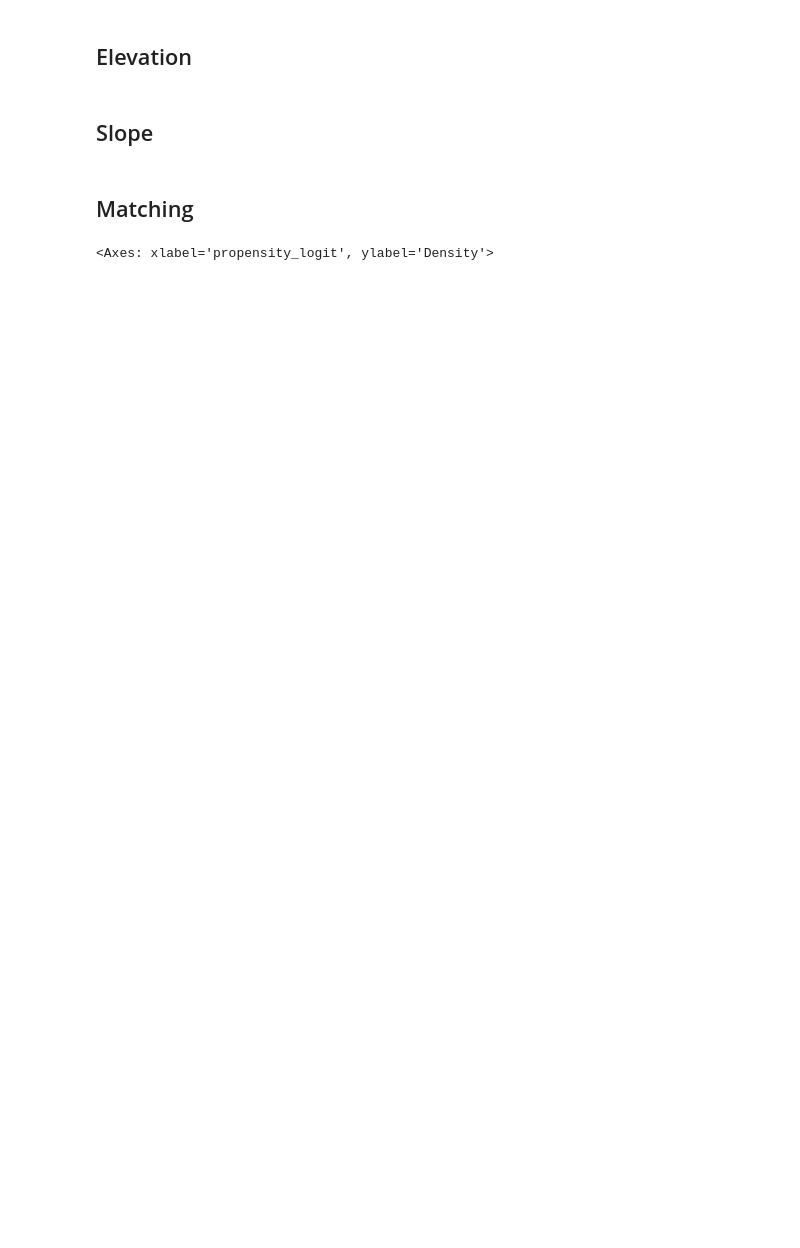
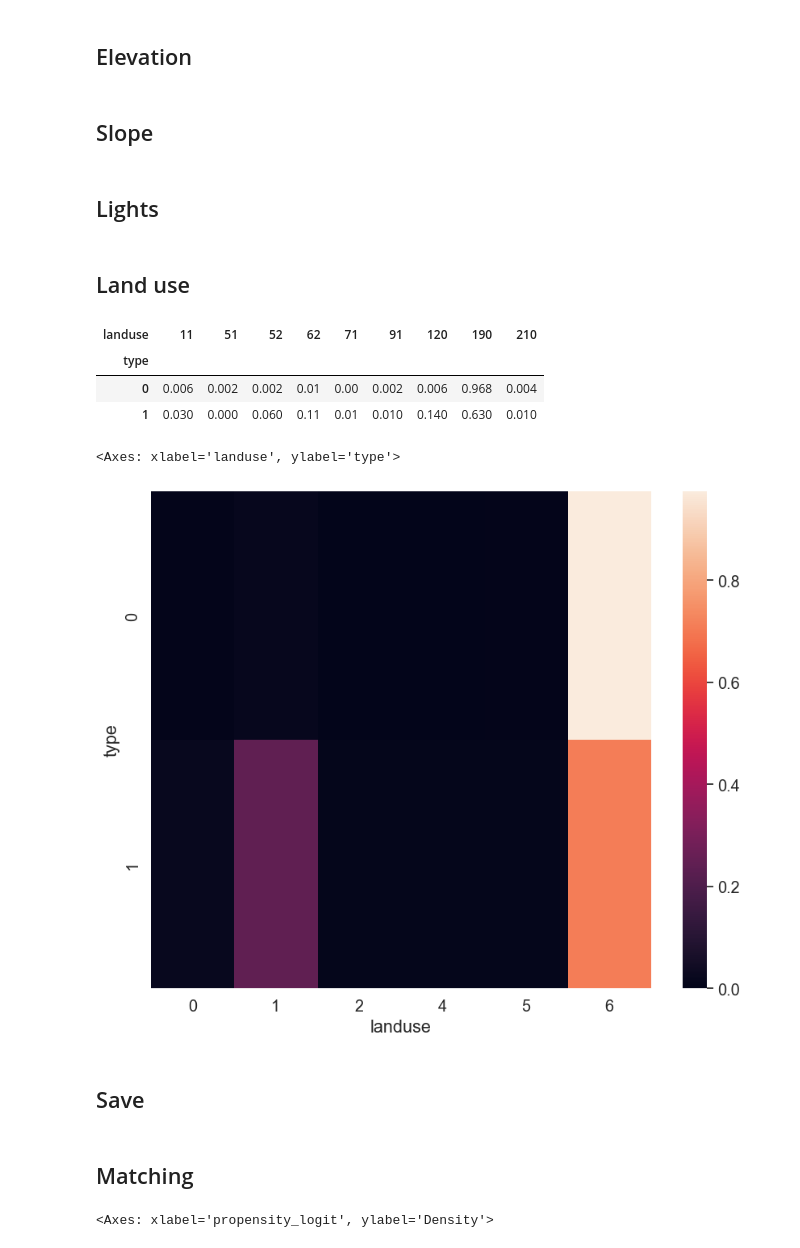
Before and after one commit to RodolfoFigueroa/belo_horizonte, a Jupyter notebook: main.ipynb, the cells around one changed output. Saved outputs shown, nothing was run; the diff lists cells and outputs as text; code cells hidden in the pictures; blank space fills up the shorter version.

```diff
--- a/main.ipynb
+++ b/main.ipynb
@@ -155,18 +171,23 @@ Text(0.5, 0, 'Temperature Change (°C)')
 # %%
 df_level = (
     gpd.read_file(
-        data_path / "Areas de intervenção" / "Altimetria_MDT" / "CURVA_DE_NIVEL_5M",
+        data_path / "Areas de intervencion" / "Altimetria_MDT" / "CURVA_DE_NIVEL_5M",
     )
     .pipe(lambda df: df.to_crs(crs))
     .filter(["COTA", "geometry"])
     .rename(columns={"COTA": "elevation"})
 )
 
-df_samples = (
-    df_samples.drop(columns=["index_right", "elevation"], errors="ignore")
+joined = (
+    df_samples[["geometry"]]
     .sjoin_nearest(df_level)
-    .drop(columns=["index_right"])
+    .reset_index(names="index")
+    .drop_duplicates(subset="index")
+    .set_index("index")
+    ["elevation"]
 )
+
+df_samples = df_samples.assign(elevation=joined)
 # %% [markdown]
 ## Slope
 # %%
@@ -174,3 +195,5 @@ with rio.open(data_path / "Ide_bhgeo_mosaico-declividade_curva_nivel_2015.tif")
     coords = [(geom.x, geom.y) for geom in df_samples.geometry]
     slope_values = list(rio_sample.sample_gen(ds, coords))
     df_samples = df_samples.assign(slope=[val[0] for val in slope_values])
+# %% [markdown]
+## Lights
@@ -176,0 +214,2 @@ with rio.open(data_path / "Ide_bhgeo_mosaico-declividade_curva_nivel_2015.tif")
+# %% [markdown]
+## Land use
@@ -176,0 +230,14 @@ with rio.open(data_path / "Ide_bhgeo_mosaico-declividade_curva_nivel_2015.tif")
+# %%
+df_samples.groupby(["type", "landuse"]).size().unstack().fillna(0).pipe(lambda df: df.divide(df.sum(axis=1), axis=0))
+# %% [output]
+| landuse | 11 | 51 | 52 | 62 | 71 | 91 | 120 | 190 | 210 |
+| type |  |  |  |  |  |  |  |  |  |
+| 0 | 0.006 | 0.002 | 0.002 | 0.01 | 0.00 | 0.002 | 0.006 | 0.968 | 0.004 |
+| 1 | 0.030 | 0.000 | 0.060 | 0.11 | 0.01 | 0.010 | 0.140 | 0.630 | 0.010 |
+# %%
+sns.heatmap(df_samples.groupby(["type", "landuse"]).size().unstack().fillna(0).pipe(lambda df: df.divide(df.sum(axis=1), axis=0)))
+# %% [output]
+<Axes: xlabel='landuse', ylabel='type'>
+[figure, added]
+# %% [markdown]
+## Save
```
Also changed, not shown: parts of 19 cells of this notebook, 3 other files.
